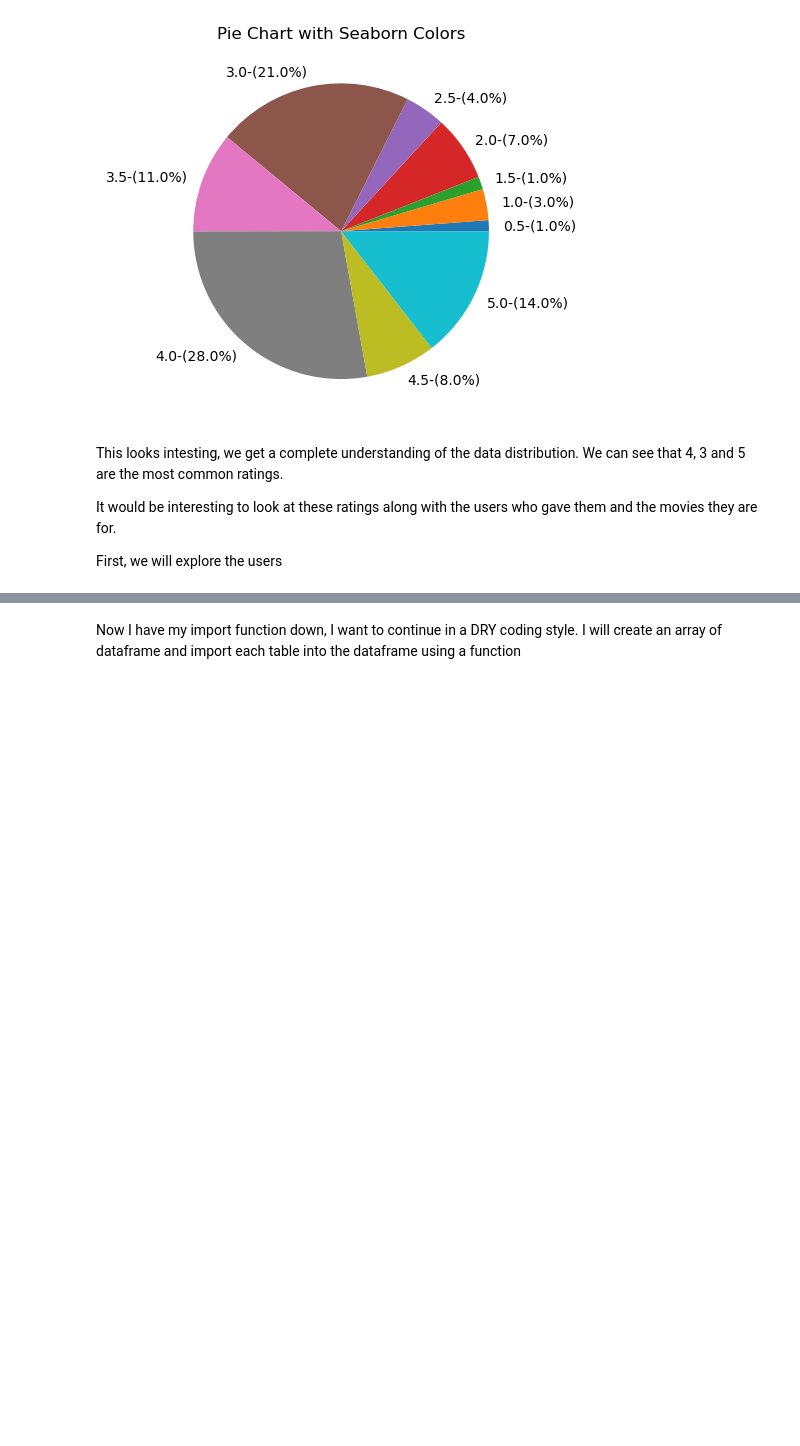
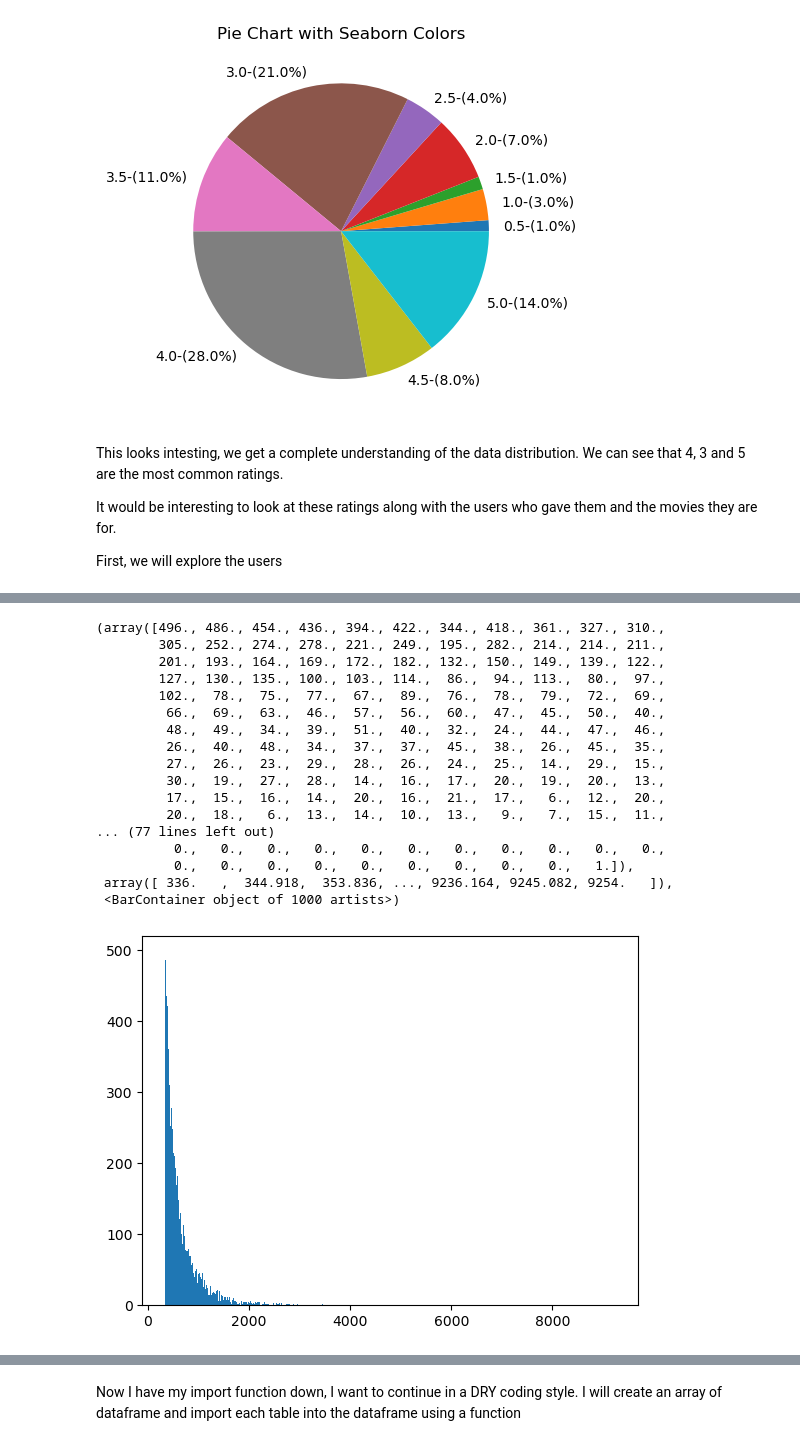
Before and after one commit to padraicohora/movie-recommendation, a Jupyter notebook: exploration.ipynb, the cells around one changed output, grey strips where cells are left out. Cells and saved outputs as stored; diff of their text form; code cells hidden in the pictures; blank space fills up the shorter version.

```diff
--- a/exploration.ipynb
+++ b/exploration.ipynb
@@ -263,0 +302,31 @@ top_users = ratings['userId'].sort_values(ascending=False)
+# %%
+Q1 = user_count['count'].quantile(0.25)
+Q3 = user_count['count'].quantile(0.75)
+IQR = Q3 - Q1
+
+lower_bound = Q1 - 1.5 * IQR
+upper_bound = Q3 + 1.5 * IQR
+
+outliers = user_count[(user_count['count'] < lower_bound) | (user_count['count'] > upper_bound)]
+# print(outliers)
+# outliers['count'].plot.hist()
+plt.hist(outliers["count"], bins=1000 )
+# %% [output]
+(array([496., 486., 454., 436., 394., 422., 344., 418., 361., 327., 310.,
+        305., 252., 274., 278., 221., 249., 195., 282., 214., 214., 211.,
+        201., 193., 164., 169., 172., 182., 132., 150., 149., 139., 122.,
+        127., 130., 135., 100., 103., 114.,  86.,  94., 113.,  80.,  97.,
+        102.,  78.,  75.,  77.,  67.,  89.,  76.,  78.,  79.,  72.,  69.,
+         66.,  69.,  63.,  46.,  57.,  56.,  60.,  47.,  45.,  50.,  40.,
+         48.,  49.,  34.,  39.,  51.,  40.,  32.,  24.,  44.,  47.,  46.,
+         26.,  40.,  48.,  34.,  37.,  37.,  45.,  38.,  26.,  45.,  35.,
+         27.,  26.,  23.,  29.,  28.,  26.,  24.,  25.,  14.,  29.,  15.,
+         30.,  19.,  27.,  28.,  14.,  16.,  17.,  20.,  19.,  20.,  13.,
+         17.,  15.,  16.,  14.,  20.,  16.,  21.,  17.,   6.,  12.,  20.,
+         20.,  18.,   6.,  13.,  14.,  10.,  13.,   9.,   7.,  15.,  11.,
+... (77 lines left out)
+          0.,   0.,   0.,   0.,   0.,   0.,   0.,   0.,   0.,   0.,   0.,
+          0.,   0.,   0.,   0.,   0.,   0.,   0.,   0.,   0.,   1.]),
+ array([ 336.   ,  344.918,  353.836, ..., 9236.164, 9245.082, 9254.   ]),
+ <BarContainer object of 1000 artists>)
+[figure, added]
```
Also changed, not shown: parts of 14 cells of this notebook.
